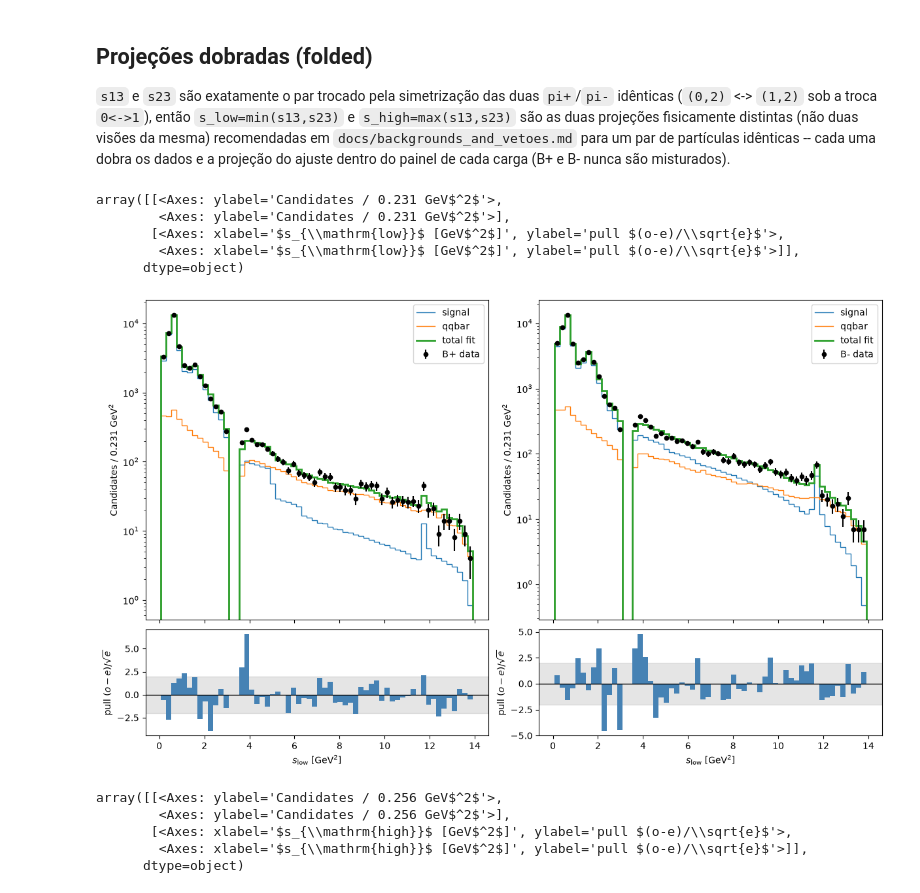
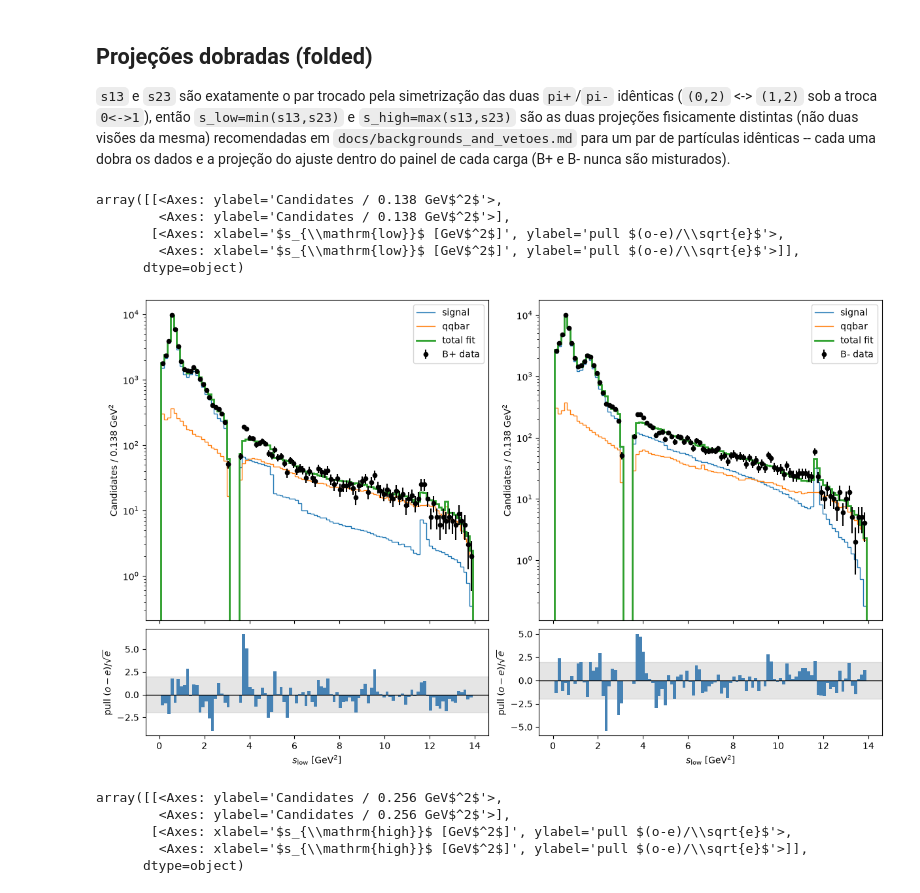
Before and after one commit to JuanBSLeite/DalitzPlotFitter, a Jupyter notebook: notebooks/data_analyses/27_b2pipipi_cpvfit_qmi_step_cp_bins.ipynb, the cells around one changed output. Cells and saved outputs as stored; diff of their text form; code cells hidden in the pictures.

```diff
--- a/notebooks/data_analyses/27_b2pipipi_cpvfit_qmi_step_cp_bins.ipynb
+++ b/notebooks/data_analyses/27_b2pipipi_cpvfit_qmi_step_cp_bins.ipynb
@@ -374,7 +374,7 @@ isobar_multifit = isobar_session.fit_multistart(
     seed=20260923,
     include_default=True,
     strategy=1,
-    verbose=0,
+    verbose=1,
     hessian="jax",
 )
 isobar_result = isobar_multifit.best
@@ -1686,15 +1689,15 @@ a projeção do ajuste dentro do painel de cada carga (B+ e B- nunca são mistur
 # %%
 fit_session.plot_projection(
     result, variable="s13", partner_variable="s23", folded=True, fold_side="low",
-    bins=60, show_components=True, show_pulls=True, projection_size=2_000_000, log_scale=True
+    bins=100, show_components=True, show_pulls=True, projection_size=2_000_000, log_scale=True
 )
 # %% [output]
-array([[<Axes: ylabel='Candidates / 0.231 GeV$^2$'>,
-        <Axes: ylabel='Candidates / 0.231 GeV$^2$'>],
+array([[<Axes: ylabel='Candidates / 0.138 GeV$^2$'>,
+        <Axes: ylabel='Candidates / 0.138 GeV$^2$'>],
        [<Axes: xlabel='$s_{\\mathrm{low}}$ [GeV$^2$]', ylabel='pull $(o-e)/\\sqrt{e}$'>,
         <Axes: xlabel='$s_{\\mathrm{low}}$ [GeV$^2$]', ylabel='pull $(o-e)/\\sqrt{e}$'>]],
       dtype=object)
-[figure, old version]
+[figure, new version]
 # %%
 fit_session.plot_projection(
     result, variable="s13", partner_variable="s23", folded=True, fold_side="high",
```
Also changed, not shown: parts of 4 cells of this notebook.
